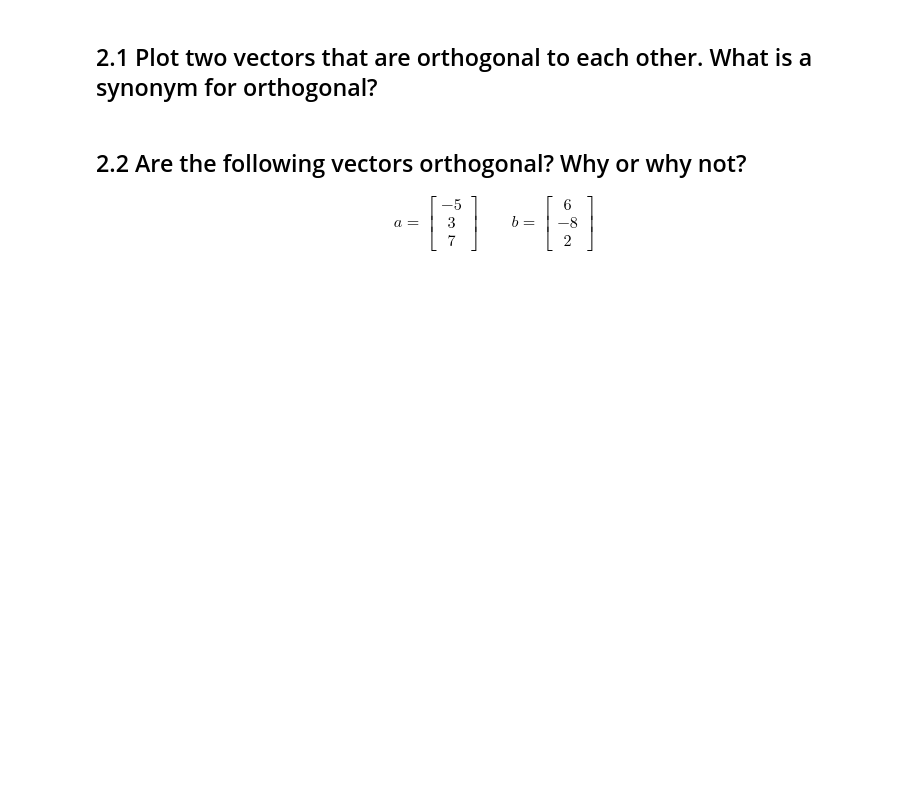
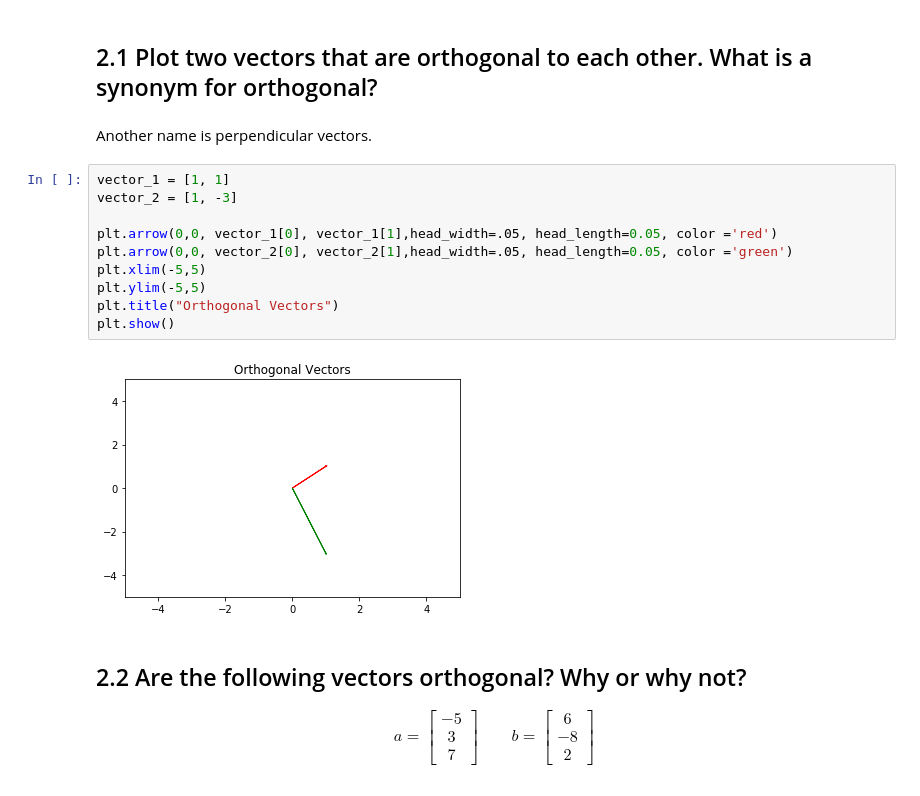
Before and after one commit to ericriveraisme/DS-Unit-1-Sprint-4-Linear-Algebra, a Jupyter notebook: module2-intermediate-linear-algebra/Eric_Rivera_Copy_of_Intermediate_Linear_Algebra_Assignment.ipynb, the cells around one changed output. Saved outputs shown, nothing was run; the diff lists cells and outputs as text; blank space fills up the shorter version.

```diff
--- a/module2-intermediate-linear-algebra/Eric_Rivera_Copy_of_Intermediate_Linear_Algebra_Assignment.ipynb
+++ b/module2-intermediate-linear-algebra/Eric_Rivera_Copy_of_Intermediate_Linear_Algebra_Assignment.ipynb
@@ -89,6 +141,20 @@ array([[nan, nan],
 # Orthogonality
 # %% [markdown]
 ## 2.1 Plot two vectors that are orthogonal to each other. What is a synonym for orthogonal?
+# %% [markdown]
+Another name is perpendicular vectors.
+# %%
+vector_1 = [1, 1]
+vector_2 = [1, -3]
+
+plt.arrow(0,0, vector_1[0], vector_1[1],head_width=.05, head_length=0.05, color ='red')
+plt.arrow(0,0, vector_2[0], vector_2[1],head_width=.05, head_length=0.05, color ='green')
+plt.xlim(-5,5)
+plt.ylim(-5,5)
+plt.title("Orthogonal Vectors")
+plt.show()
+# %% [output]
+[figure, added]
 # %% [markdown]
 ## 2.2 Are the following vectors orthogonal? Why or why not?
 
```
Also changed, not shown: parts of 32 cells of this notebook.
